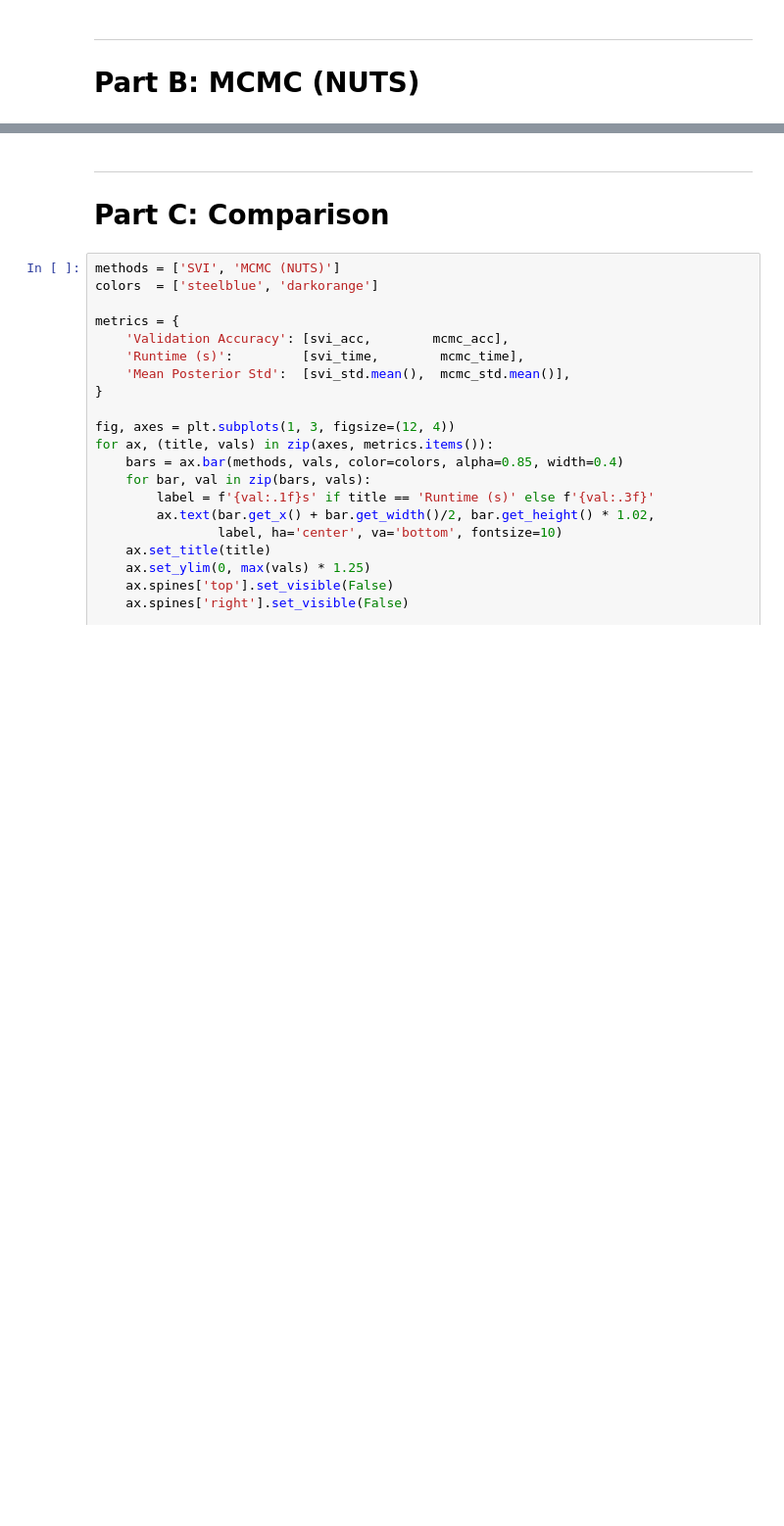
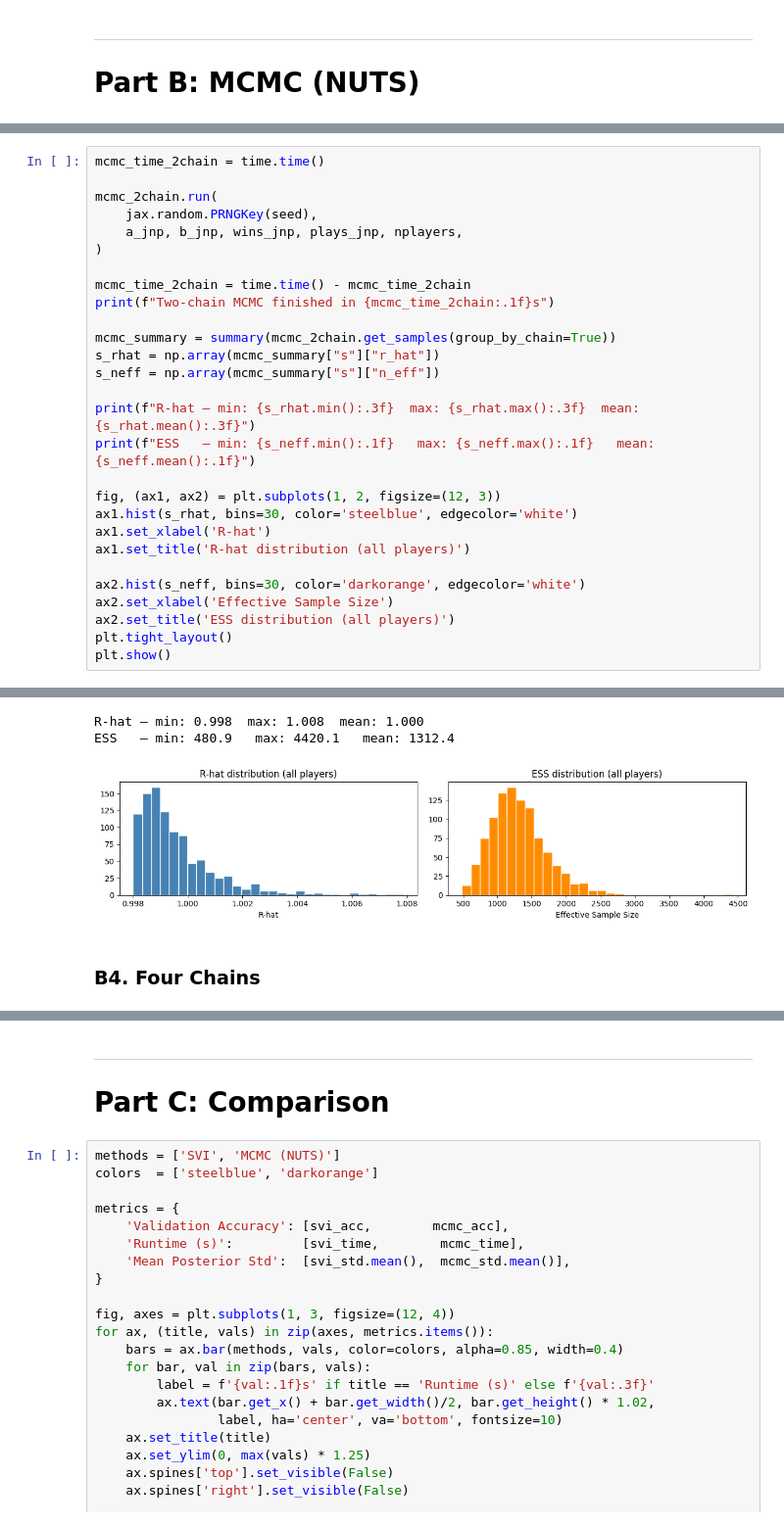
Before and after one commit to dustinp11/Starcraft-Skill-Estimation, a Jupyter notebook: main.ipynb, the cells around one changed output, grey strips where cells are left out. Shown at 98% size. Cells and saved outputs as stored; diff of their text form; blank space fills up the shorter version.

```diff
--- a/main.ipynb
+++ b/main.ipynb
@@ -282,0 +246,29 @@ MCMC mean posterior std: 0.7775
+# %%
+mcmc_time_2chain = time.time()
+
+mcmc_2chain.run(
+    jax.random.PRNGKey(seed),
+    a_jnp, b_jnp, wins_jnp, plays_jnp, nplayers,
+)
+
+mcmc_time_2chain = time.time() - mcmc_time_2chain
+print(f"Two-chain MCMC finished in {mcmc_time_2chain:.1f}s")
+
+mcmc_summary = summary(mcmc_2chain.get_samples(group_by_chain=True))
+s_rhat = np.array(mcmc_summary["s"]["r_hat"])
+s_neff = np.array(mcmc_summary["s"]["n_eff"])
+
+print(f"R-hat — min: {s_rhat.min():.3f}  max: {s_rhat.max():.3f}  mean: {s_rhat.mean():.3f}")
+print(f"ESS   — min: {s_neff.min():.1f}   max: {s_neff.max():.1f}   mean: {s_neff.mean():.1f}")
+
+fig, (ax1, ax2) = plt.subplots(1, 2, figsize=(12, 3))
+ax1.hist(s_rhat, bins=30, color='steelblue', edgecolor='white')
+ax1.set_xlabel('R-hat')
+ax1.set_title('R-hat distribution (all players)')
+
+ax2.hist(s_neff, bins=30, color='darkorange', edgecolor='white')
+ax2.set_xlabel('Effective Sample Size')
+ax2.set_title('ESS distribution (all players)')
+plt.tight_layout()
+plt.show()
+# %% [output]
@@ -282,0 +276,5 @@ MCMC mean posterior std: 0.7775
+R-hat — min: 0.998  max: 1.008  mean: 1.000
+ESS   — min: 480.9   max: 4420.1   mean: 1312.4
+[figure, added]
+# %% [markdown]
+### B4. Four Chains
```
Also changed, not shown: parts of 21 cells of this notebook.
